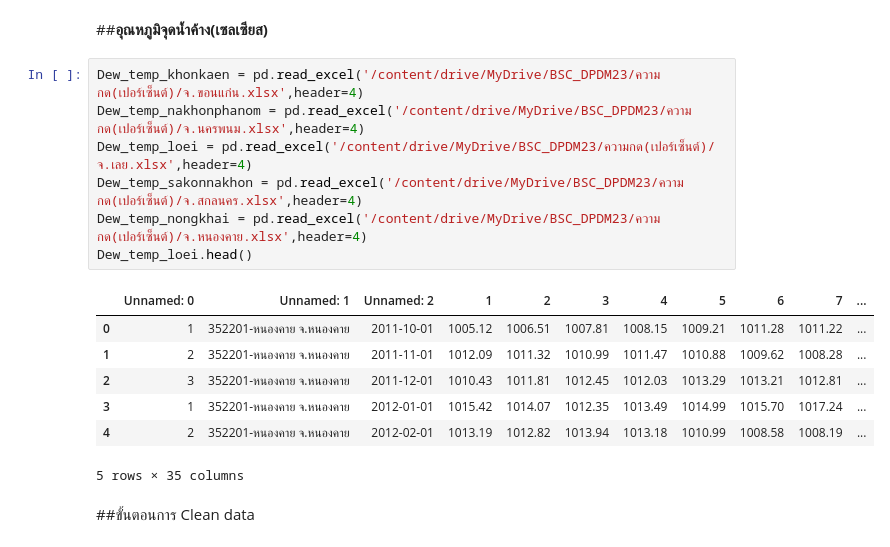
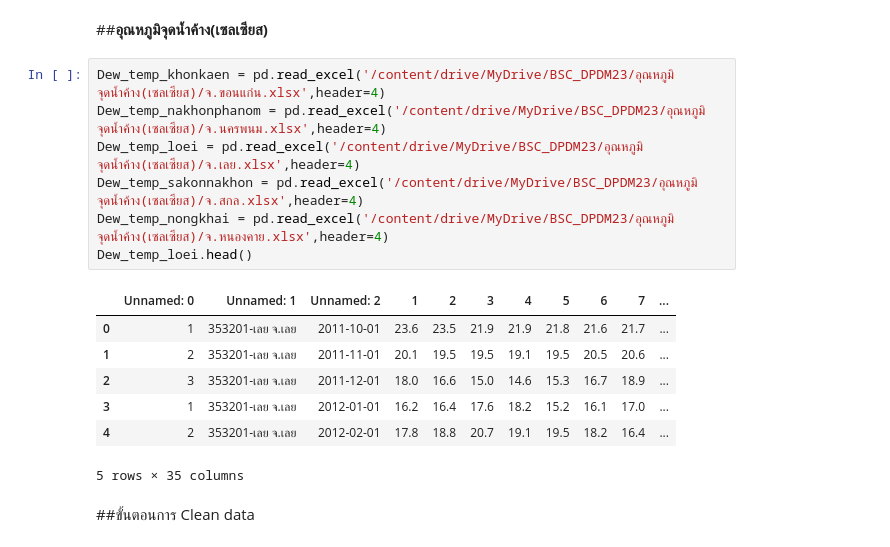
Before and after one commit to Wilanth/BSC_DPDM23, a Jupyter notebook: midterm_bscdpdm23.ipynb, the cells around one changed output. Cells and saved outputs as stored; diff of their text form.

```diff
--- a/midterm_bscdpdm23.ipynb
+++ b/midterm_bscdpdm23.ipynb
@@ -143,19 +143,19 @@ Wind_speed_khonkaen.head()
 # %% [markdown]
 ##**อุณหภูมิจุดน้ำค้าง(เซลเซียส)**
 # %%
-Dew_temp_khonkaen = pd.read_excel('/content/drive/MyDrive/BSC_DPDM23/ความกด(เปอร์เซ็นต์)/จ.ขอนแก่น.xlsx',header=4)
-Dew_temp_nakhonphanom = pd.read_excel('/content/drive/MyDrive/BSC_DPDM23/ความกด(เปอร์เซ็นต์)/จ.นครพนม.xlsx',header=4)
-Dew_temp_loei = pd.read_excel('/content/drive/MyDrive/BSC_DPDM23/ความกด(เปอร์เซ็นต์)/จ.เลย.xlsx',header=4)
-Dew_temp_sakonnakhon = pd.read_excel('/content/drive/MyDrive/BSC_DPDM23/ความกด(เปอร์เซ็นต์)/จ.สกลนคร.xlsx',header=4)
-Dew_temp_nongkhai = pd.read_excel('/content/drive/MyDrive/BSC_DPDM23/ความกด(เปอร์เซ็นต์)/จ.หนองคาย.xlsx',header=4)
+Dew_temp_khonkaen = pd.read_excel('/content/drive/MyDrive/BSC_DPDM23/อุณหภูมิจุดน้ำค้าง(เซลเซียส)/จ.ขอนแก่น.xlsx',header=4)
+Dew_temp_nakhonphanom = pd.read_excel('/content/drive/MyDrive/BSC_DPDM23/อุณหภูมิจุดน้ำค้าง(เซลเซียส)/จ.นครพนม.xlsx',header=4)
+Dew_temp_loei = pd.read_excel('/content/drive/MyDrive/BSC_DPDM23/อุณหภูมิจุดน้ำค้าง(เซลเซียส)/จ.เลย.xlsx',header=4)
+Dew_temp_sakonnakhon = pd.read_excel('/content/drive/MyDrive/BSC_DPDM23/อุณหภูมิจุดน้ำค้าง(เซลเซียส)/จ.สกล.xlsx',header=4)
+Dew_temp_nongkhai = pd.read_excel('/content/drive/MyDrive/BSC_DPDM23/อุณหภูมิจุดน้ำค้าง(เซลเซียส)/จ.หนองคาย.xlsx',header=4)
 Dew_temp_loei.head()
 # %% [output]
 |  | Unnamed: 0 | Unnamed: 1 | Unnamed: 2 | 1 | 2 | 3 | 4 | 5 | 6 | 7 | ... |
-| 0 | 1 | 352201-หนองคาย จ.หนองคาย | 2011-10-01 | 1005.12 | 1006.51 | 1007.81 | 1008.15 | 1009.21 | 1011.28 | 1011.22 | ... |
-| 1 | 2 | 352201-หนองคาย จ.หนองคาย | 2011-11-01 | 1012.09 | 1011.32 | 1010.99 | 1011.47 | 1010.88 | 1009.62 | 1008.28 | ... |
-| 2 | 3 | 352201-หนองคาย จ.หนองคาย | 2011-12-01 | 1010.43 | 1011.81 | 1012.45 | 1012.03 | 1013.29 | 1013.21 | 1012.81 | ... |
-| 3 | 1 | 352201-หนองคาย จ.หนองคาย | 2012-01-01 | 1015.42 | 1014.07 | 1012.35 | 1013.49 | 1014.99 | 1015.70 | 1017.24 | ... |
-| 4 | 2 | 352201-หนองคาย จ.หนองคาย | 2012-02-01 | 1013.19 | 1012.82 | 1013.94 | 1013.18 | 1010.99 | 1008.58 | 1008.19 | ... |
+| 0 | 1 | 353201-เลย จ.เลย | 2011-10-01 | 23.6 | 23.5 | 21.9 | 21.9 | 21.8 | 21.6 | 21.7 | ... |
+| 1 | 2 | 353201-เลย จ.เลย | 2011-11-01 | 20.1 | 19.5 | 19.5 | 19.1 | 19.5 | 20.5 | 20.6 | ... |
+| 2 | 3 | 353201-เลย จ.เลย | 2011-12-01 | 18.0 | 16.6 | 15.0 | 14.6 | 15.3 | 16.7 | 18.9 | ... |
+| 3 | 1 | 353201-เลย จ.เลย | 2012-01-01 | 16.2 | 16.4 | 17.6 | 18.2 | 15.2 | 16.1 | 17.0 | ... |
+| 4 | 2 | 353201-เลย จ.เลย | 2012-02-01 | 17.8 | 18.8 | 20.7 | 19.1 | 19.5 | 18.2 | 16.4 | ... |
 5 rows × 35 columns
 # %% [markdown]
 ##ขั้นตอนการ Clean data
```
Also changed, not shown: parts of 58 cells of this notebook.
